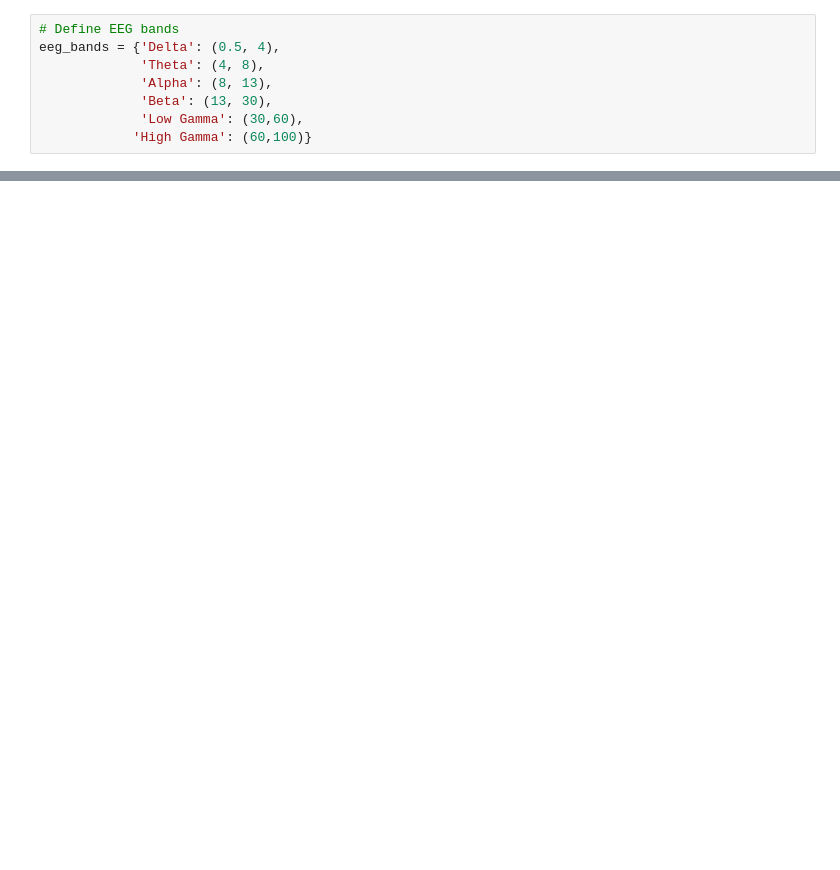
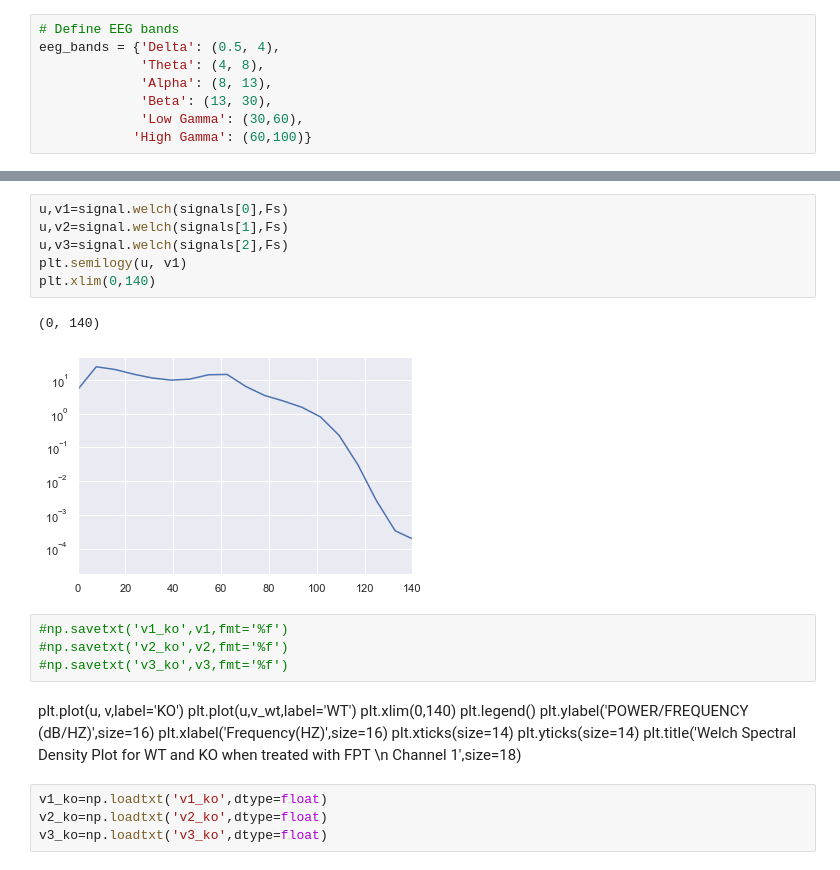
Before and after one commit to omkarb1604/Tanishka_EEG, a Jupyter notebook: Tani_EEG.ipynb, the cells around one changed output, grey strips where cells are left out. Drawn from its saved outputs; the diff is of its cells as text; blank space fills up the shorter version.

```diff
--- a/Tani_EEG.ipynb
+++ b/Tani_EEG.ipynb
@@ -79,0 +132,27 @@ plt.legend()
+# %%
+u,v1=signal.welch(signals[0],Fs)
+u,v2=signal.welch(signals[1],Fs)
+u,v3=signal.welch(signals[2],Fs)
+plt.semilogy(u, v1)
+plt.xlim(0,140)
+# %% [output]
+(0, 140)
+[figure, added]
+# %%
+#np.savetxt('v1_ko',v1,fmt='%f')
+#np.savetxt('v2_ko',v2,fmt='%f')
+#np.savetxt('v3_ko',v3,fmt='%f')
+# %% [markdown]
+plt.plot(u, v,label='KO')
+plt.plot(u,v_wt,label='WT')
+plt.xlim(0,140)
+plt.legend()
+plt.ylabel('POWER/FREQUENCY (dB/HZ)',size=16)
+plt.xlabel('Frequency(HZ)',size=16)
+plt.xticks(size=14)
+plt.yticks(size=14)
+plt.title('Welch Spectral Density Plot for WT and KO when treated with FPT  \n Channel 1',size=18)
+# %%
+v1_ko=np.loadtxt('v1_ko',dtype=float)
+v2_ko=np.loadtxt('v2_ko',dtype=float)
+v3_ko=np.loadtxt('v3_ko',dtype=float)
```
Also changed, not shown: parts of 17 cells of this notebook.
